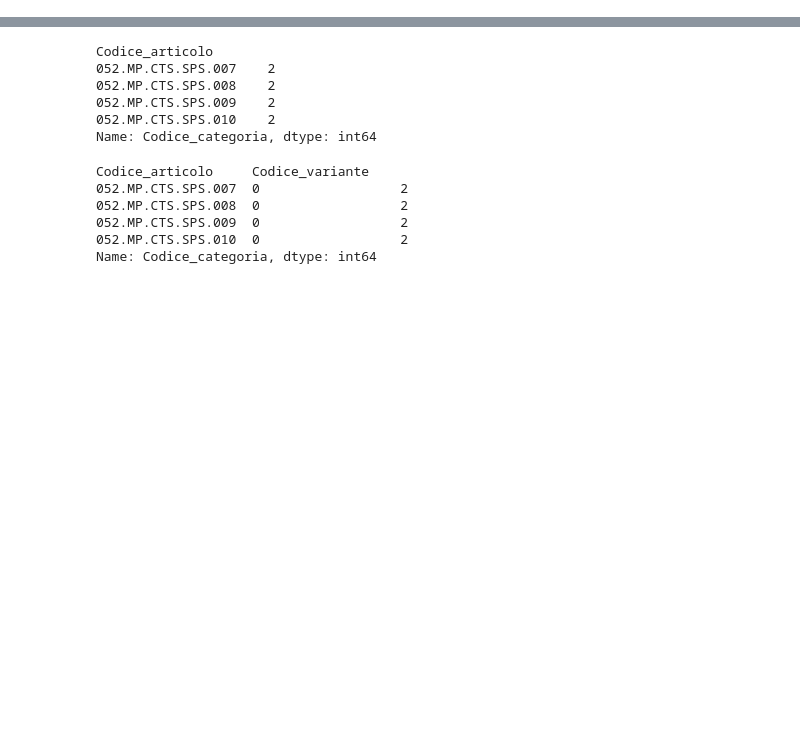
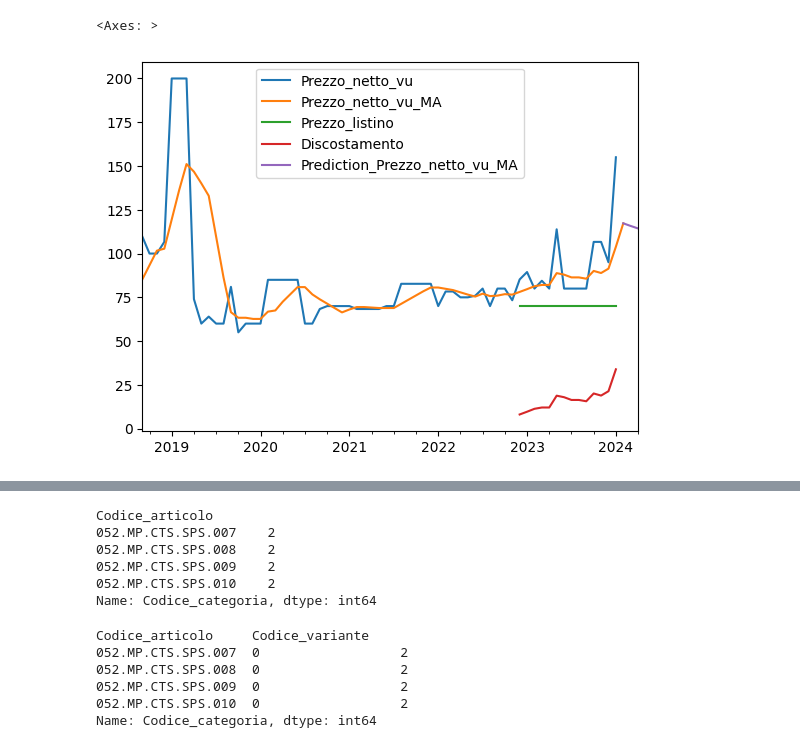
Before and after one commit to Ishikawa7/DEMO-Sales-Data-Analysis-and-Price-List-Management-System, a Jupyter notebook: vista_ddt.ipynb, the cells around one changed output, grey strips where cells are left out. Cells and saved outputs as stored; diff of their text form; code cells hidden in the pictures; blank space fills up the shorter version.

```diff
--- a/vista_ddt.ipynb
+++ b/vista_ddt.ipynb
@@ -4,0 +69,17 @@ import plotly.express as px
+# %%
+# predict the next 3 months of Prezzo_netto_vu_MA using a linear regressionq
+from sklearn.linear_model import LinearRegression, Ridge, Lasso
+predictions = []
+model = Lasso()
+X = df_027[["Prezzo_netto_vu_MA"]].shift(-1).iloc[:-1]
+y = df_027[["Prezzo_netto_vu_MA"]].iloc[:-1]
+model.fit(X, y)
+X_pred = df_027["Prezzo_netto_vu_MA"].iloc[-1:].values.reshape(-1, 1)
+y_pred = model.predict(X_pred)
+predictions.append(y_pred[0])
+y_pred2 = model.predict(y_pred.reshape(-1, 1))
+predictions.append(y_pred2[0])
+y_pred3 = model.predict(y_pred2.reshape(-1, 1))
+predictions.append(y_pred3[0])
+predictions = [p + 15 for p in predictions]
+predictions
@@ -4,0 +88,4 @@ import plotly.express as px
+# %%
+df_predictions = pd.DataFrame({"Prediction_Prezzo_netto_vu_MA": predictions})
+df_predictions.index = pd.period_range(start=df_027.index.max() + 1, periods=3, freq="M")
+df_predictions
@@ -4,0 +101,3 @@ import plotly.express as px
+# %%
+df_027 = pd.concat([df_027, df_predictions])
+df_027
@@ -4,0 +118,4 @@ import plotly.express as px
+# %%
+# set last nan of Prezzo_netto_vu_MA to the first value of the predictions
+df_027["Prezzo_netto_vu_MA"].iloc[-3] = predictions[0]
+df_027
@@ -4,0 +146,5 @@ import plotly.express as px
+# %%
+df_027.plot()
+# %% [output]
+<Axes: >
+[figure, added]
```
Also changed, not shown: parts of 12 cells of this notebook, 5 other files.
